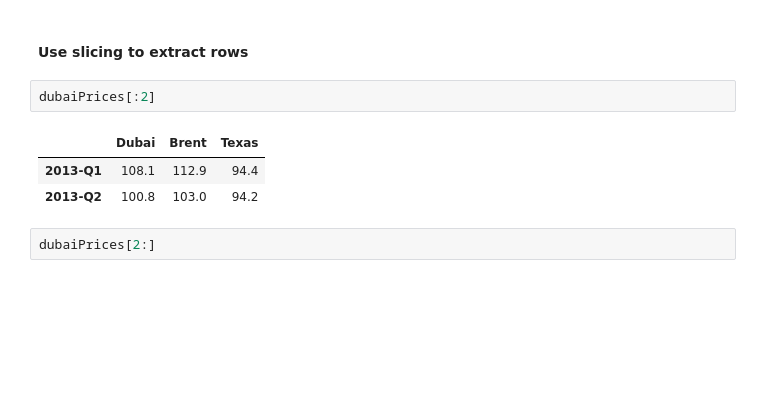
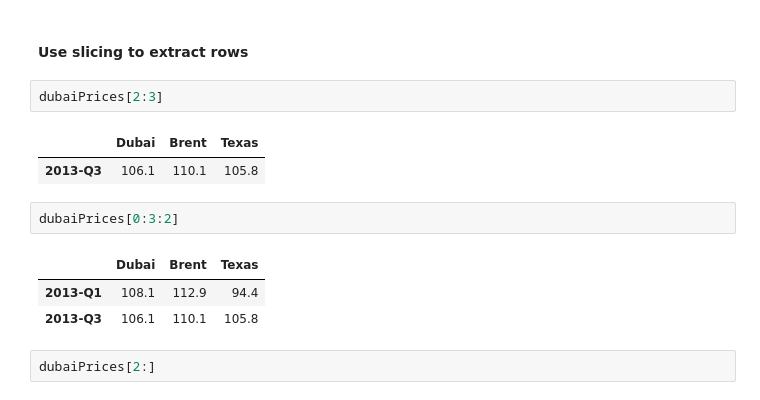
Before and after one commit to edyoda/data-science-ml-foundation-10, a Jupyter notebook: New-5 Pandas - Indexing & Selecting.ipynb, the cells around one changed output. Cells and saved outputs as stored; diff of their text form; blank space fills up the shorter version.

```diff
--- a/New-5 Pandas - Indexing & Selecting.ipynb
+++ b/New-5 Pandas - Indexing & Selecting.ipynb
@@ -128,11 +128,16 @@ dubaiPrices[np.arange(1,3)]
 # %% [markdown]
 #### Use slicing to extract rows
 # %%
-dubaiPrices[:2]
+dubaiPrices[2:3]
 # %% [output]
 |  | Dubai | Brent | Texas |
-| 2013-Q1 | 108.1 | 112.9 | 94.4 |
-| 2013-Q2 | 100.8 | 103.0 | 94.2 |
+| 2013-Q3 | 106.1 | 110.1 | 105.8 |
+# %%
+dubaiPrices[0:3:2]
+# %% [output]
+|  | Dubai | Brent | Texas |
+| 2013-Q1 | 108.1 | 112.9 | 94.4 |
+| 2013-Q3 | 106.1 | 110.1 | 105.8 |
 # %%
 dubaiPrices[2:]
 # %% [output]
```
Also changed, not shown: parts of 25 cells of this notebook, 6 other files.
